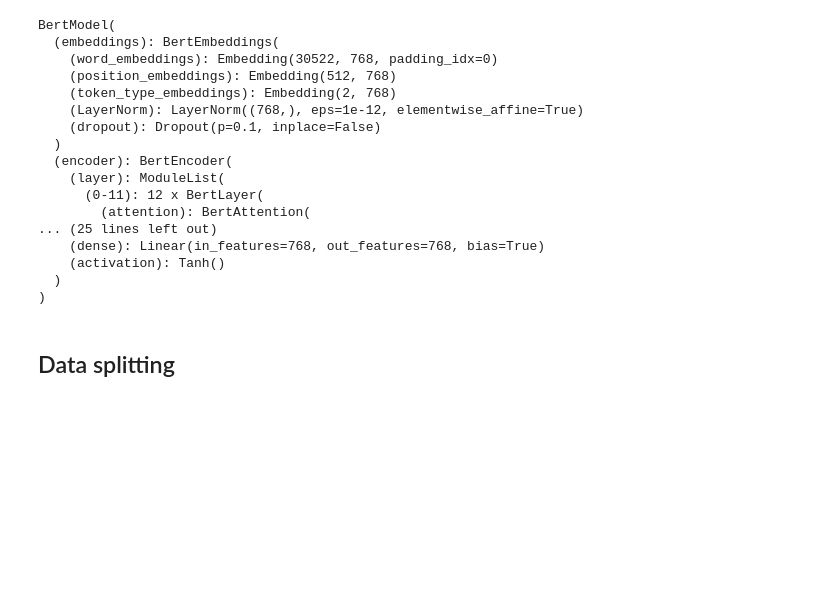
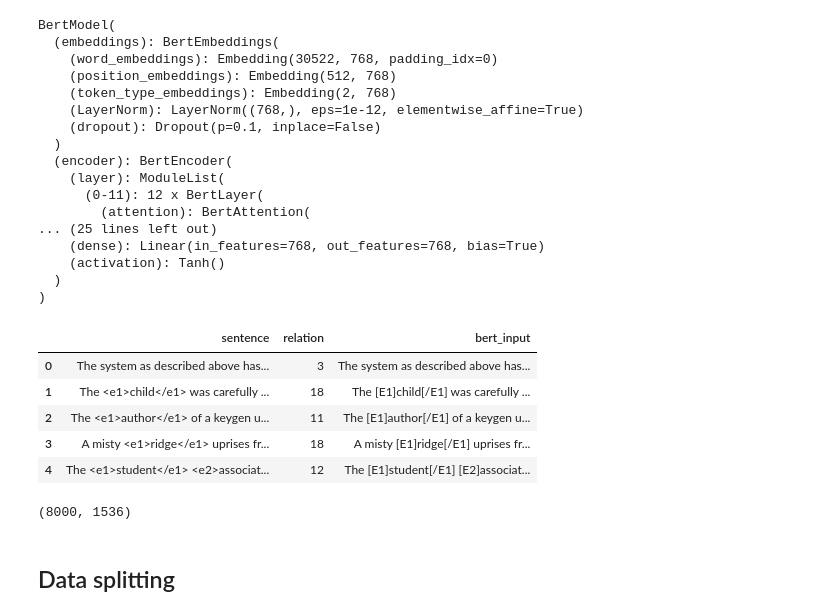
Before and after one commit to velgarita/KG_practice_2025, a Jupyter notebook: notebooks/llm.ipynb, the cells around one changed output. Drawn from its saved outputs; the diff is of its cells as text; code cells hidden in the pictures; blank space fills up the shorter version.

Commit message:
change bert vectorization and model

```diff
--- a/notebooks/llm.ipynb
+++ b/notebooks/llm.ipynb
@@ -157,0 +167,10 @@ X_bert = get_bert_embeddings(df['sentence'].tolist())
+# %%
+df['bert_input'] = df['sentence'].apply(mark_entities)
+df.head()
+# %% [output]
+|  | sentence | relation | bert_input |
+| 0 | The system as described above has... | 3 | The system as described above has... |
+| 1 | The <e1>child</e1> was carefully ... | 18 | The [E1]child[/E1] was carefully ... |
+| 2 | The <e1>author</e1> of a keygen u... | 11 | The [E1]author[/E1] of a keygen u... |
+| 3 | A misty <e1>ridge</e1> uprises fr... | 18 | A misty [E1]ridge[/E1] uprises fr... |
+| 4 | The <e1>student</e1> <e2>associat... | 12 | The [E1]student[/E1] [E2]associat... |
@@ -158,3 +179,7 @@ X_bert = get_bert_embeddings(df['sentence'].tolist())
+# %%
+X_bert.shape
+# %% [output]
+(8000, 1536)
 # %% [markdown]
 ## Data splitting
 # %%
```
Also changed, not shown: parts of 11 cells of this notebook, 8 other files.
